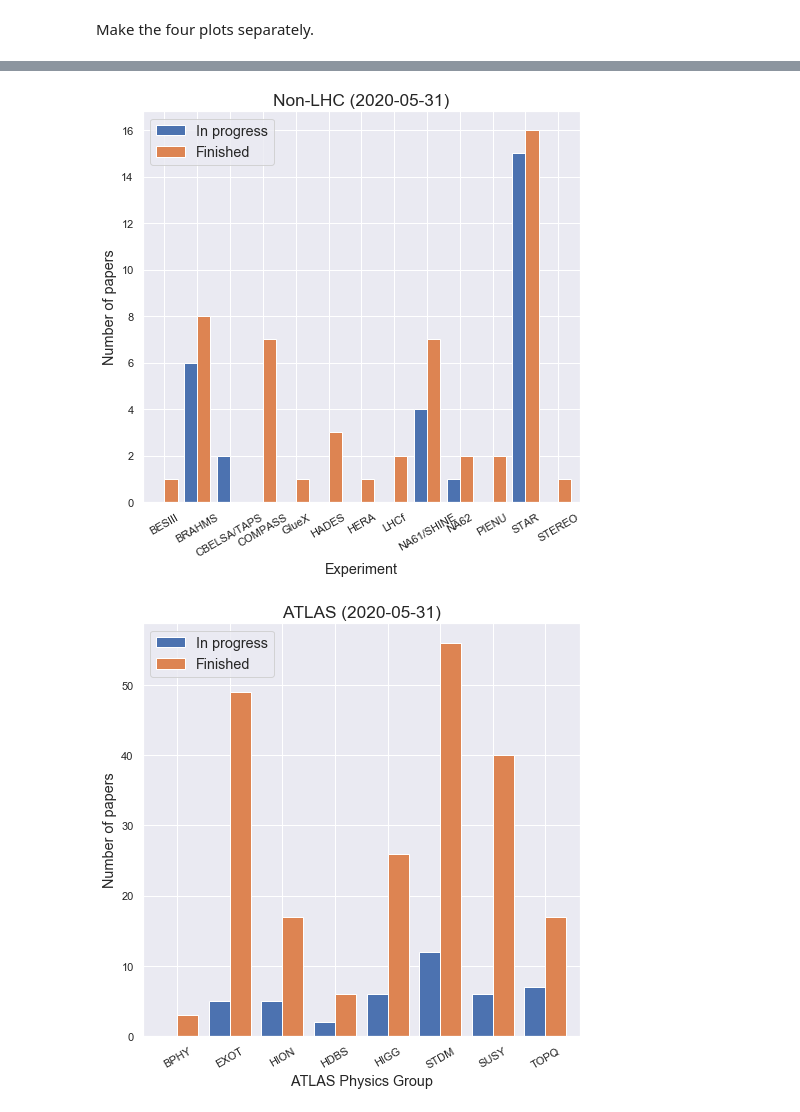
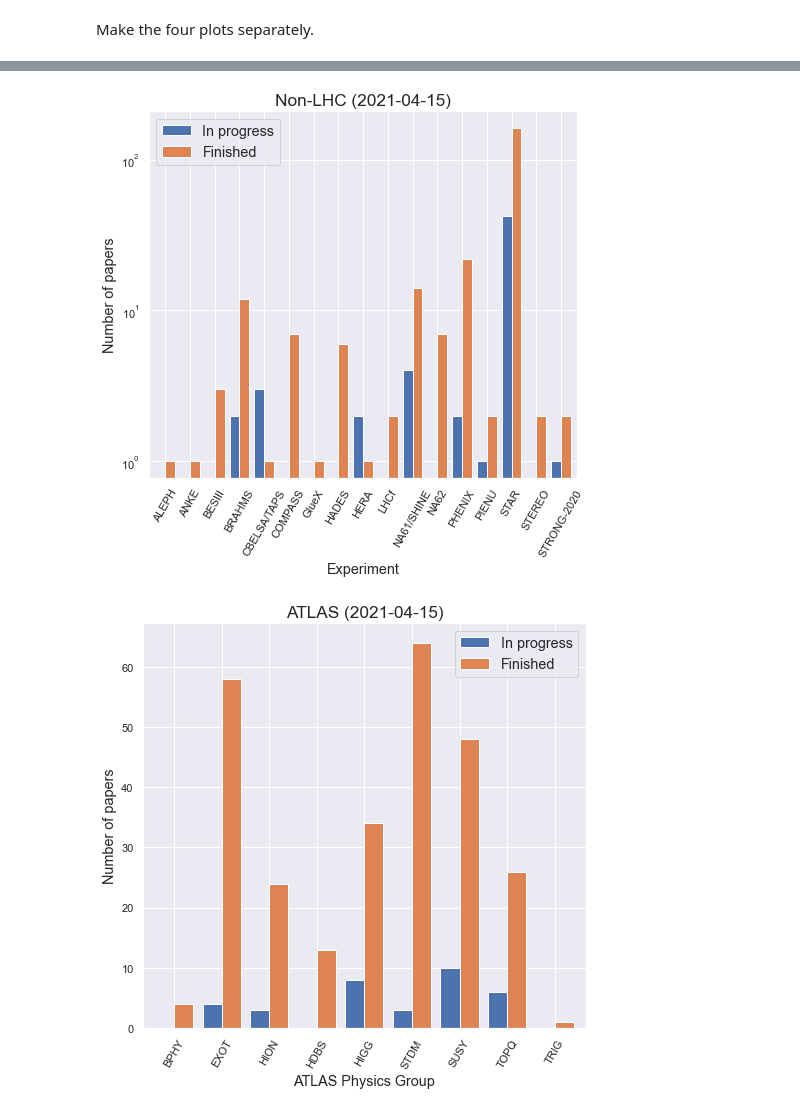
Before and after one commit to HEPData/miscellaneous, a Jupyter notebook: notebooks/plot_submissions_per_coordinator.ipynb, the cells around one changed output, grey strips where cells are left out. Cells and saved outputs as stored; diff of their text form; code cells hidden in the pictures.

```diff
--- a/notebooks/plot_submissions_per_coordinator.ipynb
+++ b/notebooks/plot_submissions_per_coordinator.ipynb
@@ -11,3 +9,5 @@ date = '2020-05-31'
+# %%
+date = '2021-04-15'
 # %%
 df = pd.read_csv('submissions_per_coordinator_{}.csv'.format(date), index_col='collaboration', usecols=['collaboration', 'version', 'number_todo', 'number_finished'])
 # %%
@@ -139,15 +144,16 @@ for sub in range(1, 5):
     ax = plt.subplot(2, 2, sub)
     experiment = experiments[sub-1]
     if experiment == 'All':
-        df_experiment.plot(kind='bar', rot=30, ax=ax, width=0.8)
+        df_experiment.plot(kind='bar', rot=0, ax=ax, width=0.8)
         plt.xlabel('Experiment', fontsize='x-large')
     else:
-        df[df['Experiment'] == experiment].plot(kind='bar', rot=30, ax=ax, width=0.8)
+        df[df['Experiment'] == experiment].plot(kind='bar', rot=60, ax=ax, width=0.8)
         if experiment == 'ATLAS':
             plt.xlabel('ATLAS Physics Group', fontsize='x-large')
         elif experiment == 'CMS':
             plt.xlabel('CMS Physics Analysis Group', fontsize='x-large')
         else:
+            plt.yscale("log")  # due to large number of STAR submissions
             plt.xlabel('Experiment', fontsize='x-large')
     plt.ylabel('Number of papers', fontsize='x-large')
     plt.title('{}'.format(experiment), fontsize='xx-large')
@@ -165,15 +171,16 @@ experiments = ['All', 'Non-LHC', 'ATLAS', 'CMS']
 for sub in range(1, 5):
     experiment = experiments[sub-1]
     if experiment == 'All':
-        df_experiment.plot(kind='bar', rot=30, width=0.8, figsize=(7,7))
+        df_experiment.plot(kind='bar', rot=0, width=0.8, figsize=(7,7))
         plt.xlabel('Experiment', fontsize='x-large')
     else:
-        df[df['Experiment'] == experiment].plot(kind='bar', rot=30, width=0.8, figsize=(7,7))
+        df[df['Experiment'] == experiment].plot(kind='bar', rot=60, width=0.8, figsize=(7,7))
         if experiment == 'ATLAS':
             plt.xlabel('ATLAS Physics Group', fontsize='x-large')
         elif experiment == 'CMS':
             plt.xlabel('CMS Physics Analysis Group', fontsize='x-large')
         else:
+            plt.yscale("log")  # due to large number of STAR submissions
             plt.xlabel('Experiment', fontsize='x-large')
     plt.ylabel('Number of papers', fontsize='x-large')
     plt.title('{} ({})'.format(experiment, date), fontsize='xx-large')
@@ -186,2 +193,2 @@ for sub in range(1, 5):
-[figure, old version]
+[figure, new version]
-[figure, old version]
+[figure, new version]
```
Also changed, not shown: parts of 9 cells of this notebook, 6 other files.
